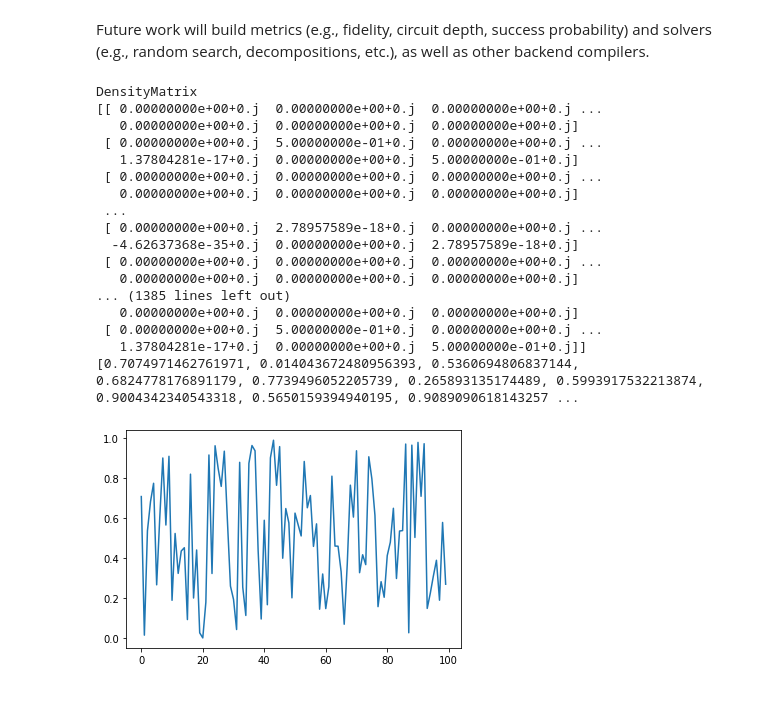
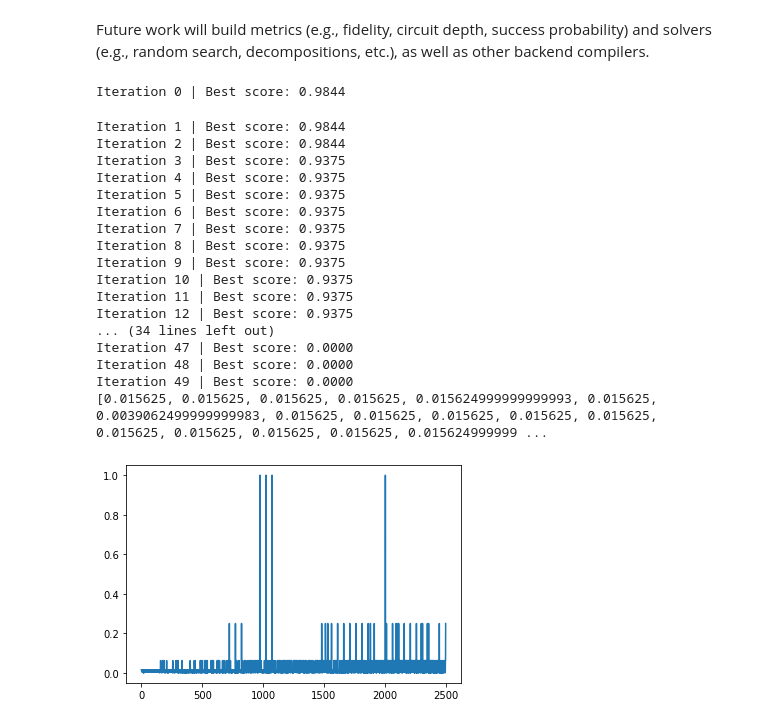
Before and after one commit to graphiq-dev/graphiq, a Jupyter notebook: examples/simulate_circuit.ipynb, the cells around one changed output. Cells and saved outputs as stored; diff of their text form; code cells hidden in the pictures.

```diff
--- a/examples/simulate_circuit.ipynb
+++ b/examples/simulate_circuit.ipynb
@@ -11,29 +11,24 @@ from src.backends.density_matrix.functions import ketz0_state, ketz1_state, tens
 First, we create the quantum circuit by adding gates, specifying the registers (quantum and classical) that they act on.
 # %%
 from src.circuit import CircuitDAG
-circuit = CircuitDAG(5, 1)
 
 # import the relevant operations to add to the circuit
-from src.ops import Hadamard, CNOT, MeasurementZ
+from src.ops import Hadamard, CNOT, MeasurementCNOTandReset
 
 # build up the quantum circuit for a 4-qubit GHZ state
-circuit.add(Hadamard(register=4))
-circuit.add(CNOT(control=4, target=0))
-circuit.add(CNOT(control=4, target=1))
-circuit.add(Hadamard(register=1))
-circuit.add(Hadamard(register=1))
+circuit = CircuitDAG(n_emitter=1, n_photon=4, n_classical=1)
+circuit.add(Hadamard(register=0, reg_type='e'))
+circuit.add(CNOT(control=0, control_type='e', target=0, target_type='p'))
+circuit.add(CNOT(control=0, control_type='e', target=1, target_type='p'))
+circuit.add(CNOT(control=0, control_type='e', target=2, target_type='p'))
 
-circuit.add(CNOT(control=4, target=2))
-circuit.add(Hadamard(register=2))
-circuit.add(Hadamard(register=2))
+circuit.add(CNOT(control=0, control_type='e', target=3, target_type='p'))
+circuit.add(Hadamard(register=3, reg_type='p'))
+circuit.add(Hadamard(register=0, reg_type='e'))
 
-circuit.add(CNOT(control=4, target=3))
-circuit.add(Hadamard(register=3))
-
-circuit.add(Hadamard(register=4))
-circuit.add(CNOT(control=4, target=3))
-circuit.add(Hadamard(register=3))
-
-circuit.add(MeasurementZ(register=4, c_register=0))
+circuit.add(MeasurementCNOTandReset(control=0, control_type='e',
+                                    target=3, target_type='p',
+                                    c_register=0))
+circuit.add(Hadamard(register=3, reg_type='p'))
 # %%
 # plot the circuit as a directed, acyclic graph
@@ -78,36 +75,39 @@ from src import metrics, solvers
 # %%
 target = ket2dm((tensor(4 * [ketz0_state()]) + tensor(4 * [ketz1_state()])) / np.sqrt(2))
 
 # we pass one metric to use as the cost function. we can also pass more to be evaluated but not used as the cost
-metric = metrics.MetricFidelity()
+metric = metrics.Infidelity(target)
 
 # define the solver (all methods are encapsulated in the class definition)
-solver = solvers.RandomSearchSolver(target=target, metric=metric, compiler=compiler, circuit=circuit)
+solver = EvolutionarySolver(target=target, metric=metric, compiler=compiler, circuit=None,
+                            n_emitter=1, n_photon=4)
+solver.tournament_k = 0
 
 # call .solve to implement the solver algorithm
 solver.solve()
 
 # we now have access to the metrics (don't need to pass anything back, as we are logging it in the Metric instance)
 print(metric.log)
 
 plt.plot(metric.log)
 plt.show()
 # %% [output]
-DensityMatrix
-[[ 0.00000000e+00+0.j  0.00000000e+00+0.j  0.00000000e+00+0.j ...
-   0.00000000e+00+0.j  0.00000000e+00+0.j  0.00000000e+00+0.j]
- [ 0.00000000e+00+0.j  5.00000000e-01+0.j  0.00000000e+00+0.j ...
-   1.37804281e-17+0.j  0.00000000e+00+0.j  5.00000000e-01+0.j]
- [ 0.00000000e+00+0.j  0.00000000e+00+0.j  0.00000000e+00+0.j ...
-   0.00000000e+00+0.j  0.00000000e+00+0.j  0.00000000e+00+0.j]
- ...
- [ 0.00000000e+00+0.j  2.78957589e-18+0.j  0.00000000e+00+0.j ...
-  -4.62637368e-35+0.j  0.00000000e+00+0.j  2.78957589e-18+0.j]
- [ 0.00000000e+00+0.j  0.00000000e+00+0.j  0.00000000e+00+0.j ...
-   0.00000000e+00+0.j  0.00000000e+00+0.j  0.00000000e+00+0.j]
-... (1385 lines left out)
-   0.00000000e+00+0.j  0.00000000e+00+0.j  0.00000000e+00+0.j]
- [ 0.00000000e+00+0.j  5.00000000e-01+0.j  0.00000000e+00+0.j ...
-   1.37804281e-17+0.j  0.00000000e+00+0.j  5.00000000e-01+0.j]]
-[0.7074971462761971, 0.014043672480956393, 0.5360694806837144, 0.6824778176891179, 0.7739496052205739, 0.265893135174489, 0.5993917532213874, 0.9004342340543318, 0.5650159394940195, 0.9089090618143257 ...
+Iteration 0 | Best score: 0.9844
+Iteration 1 | Best score: 0.9844
+Iteration 2 | Best score: 0.9844
+Iteration 3 | Best score: 0.9375
+Iteration 4 | Best score: 0.9375
+Iteration 5 | Best score: 0.9375
+Iteration 6 | Best score: 0.9375
+Iteration 7 | Best score: 0.9375
+Iteration 8 | Best score: 0.9375
+Iteration 9 | Best score: 0.9375
+Iteration 10 | Best score: 0.9375
+Iteration 11 | Best score: 0.9375
+Iteration 12 | Best score: 0.9375
+... (34 lines left out)
+Iteration 47 | Best score: 0.0000
+Iteration 48 | Best score: 0.0000
+Iteration 49 | Best score: 0.0000
+[0.015625, 0.015625, 0.015625, 0.015625, 0.015624999999999993, 0.015625, 0.0039062499999999983, 0.015625, 0.015625, 0.015625, 0.015625, 0.015625, 0.015625, 0.015625, 0.015625, 0.015625, 0.015624999999 ...
-[figure, old version]
+[figure, new version]
```
Also changed, not shown: parts of 4 cells of this notebook, 2 other files.
